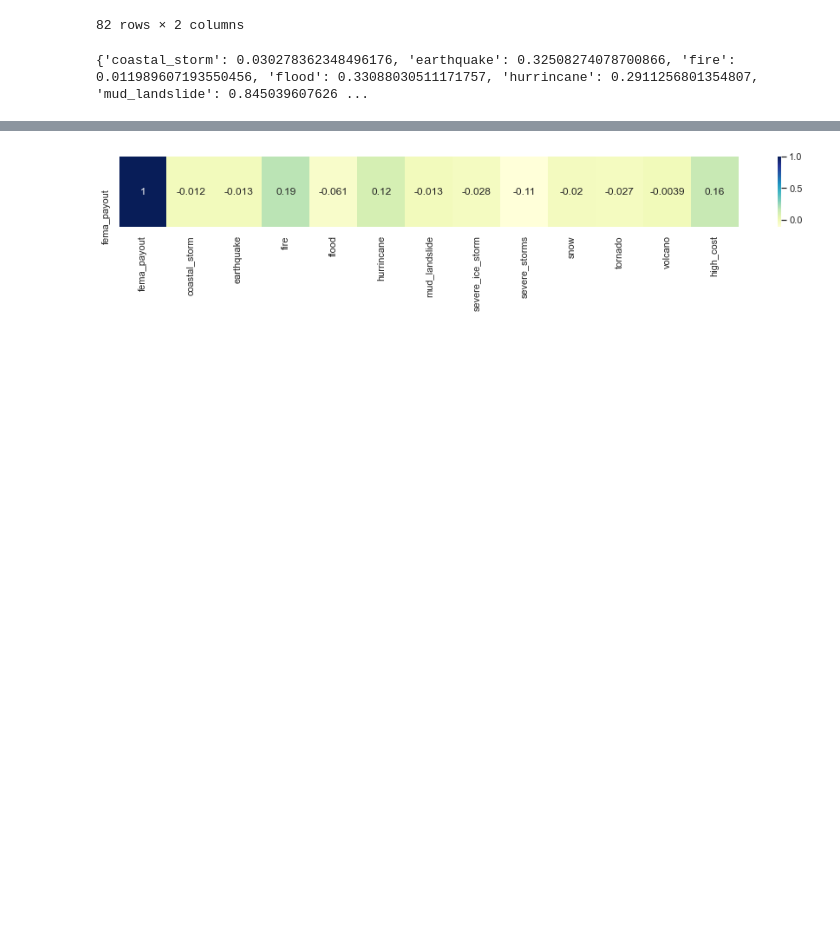
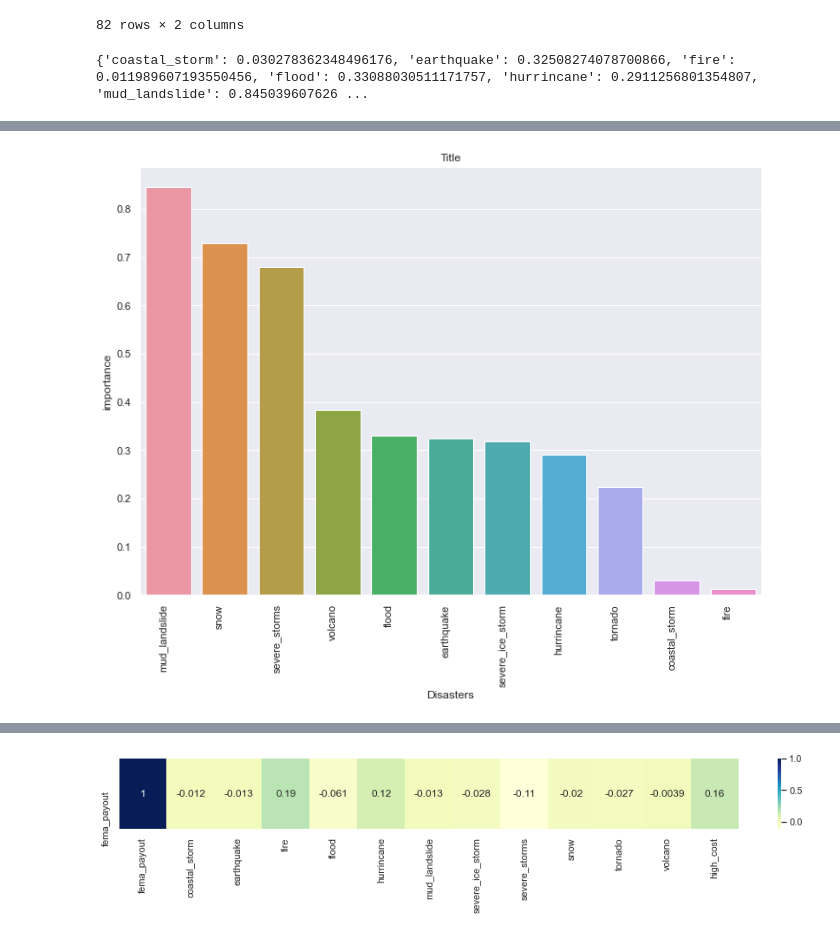
Before and after one commit to spicuzzi2010/Natural-Disaster-Analysis, a Jupyter notebook: ml/cost_logistic_regression.ipynb, the cells around one changed output, grey strips where cells are left out. Saved outputs shown, nothing was run; the diff lists cells and outputs as text; code cells hidden in the pictures; blank space fills up the shorter version.

```diff
--- a/ml/cost_logistic_regression.ipynb
+++ b/ml/cost_logistic_regression.ipynb
@@ -164,0 +190,18 @@ plt.show()
+# %%
+from matplotlib import pyplot
+import seaborn as sns
+
+
+a4_dims = (11.7, 8.27)
+
+fig, ax = pyplot.subplots(figsize=a4_dims)
+my_df = pd.DataFrame(importance.items())
+my_df.columns=['feature', 'feature_importance']
+ax = sns.barplot(x='feature', y='feature_importance', data=my_df, order=my_df.sort_values(by=['feature_importance'], inplace=True, ascending=False))
+ax.set_xticklabels(ax.get_xticklabels(),
+                          rotation=90,
+                          horizontalalignment='right')
+ax.set(xlabel = 'Disasters', ylabel='importance', title='Title')
+plt.savefig('logistic_regression_name.png', bbox_inches='tight')
+# %% [output]
+[figure, added]
```
Also changed, not shown: parts of 11 cells of this notebook, 4 other files.
